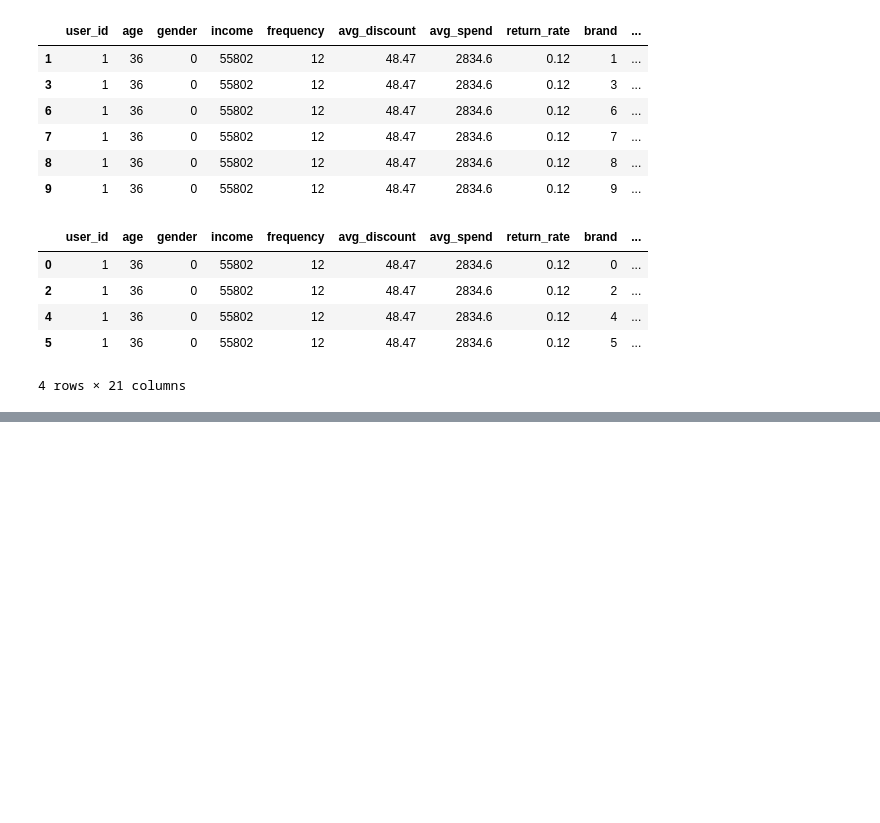
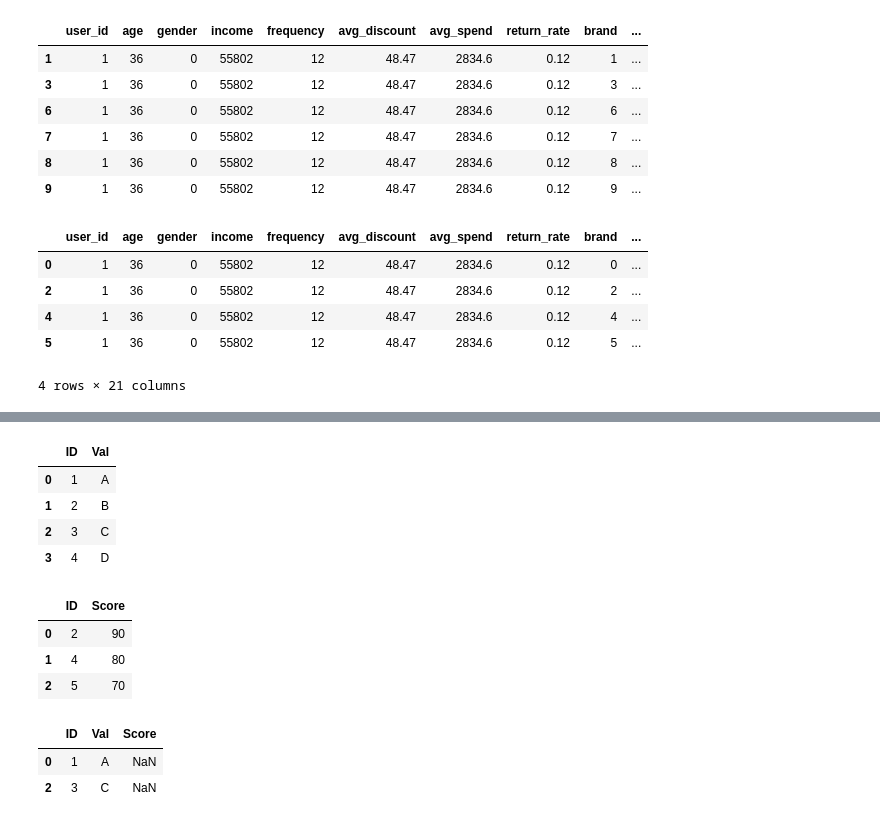
Before and after one commit to EdwinVivek/ML-hands-on-notebooks, a Jupyter notebook: Recommendation Systems/brand_recommendation.ipynb, the cells around one changed output, grey strips where cells are left out. Drawn from its saved outputs; the diff is of its cells as text; code cells hidden in the pictures; blank space fills up the shorter version.

```diff
--- a/Recommendation Systems/brand_recommendation.ipynb
+++ b/Recommendation Systems/brand_recommendation.ipynb
@@ -828,0 +875,22 @@ train[train["user_id"] == 1].head(20)
+# %%
+df1
+# %% [output]
+|  | ID | Val |
+| 0 | 1 | A |
+| 1 | 2 | B |
+| 2 | 3 | C |
+| 3 | 4 | D |
+# %%
+df2
+# %% [output]
+|  | ID | Score |
+| 0 | 2 | 90 |
+| 1 | 4 | 80 |
+| 2 | 5 | 70 |
+# %%
+anti_join_df = merged[merged['_merge'] == 'left_only'].drop(columns=['_merge'])
+anti_join_df
+# %% [output]
+|  | ID | Val | Score |
+| 0 | 1 | A | NaN |
+| 2 | 3 | C | NaN |
```
Also changed, not shown: parts of 3 cells of this notebook, 2 other files.
